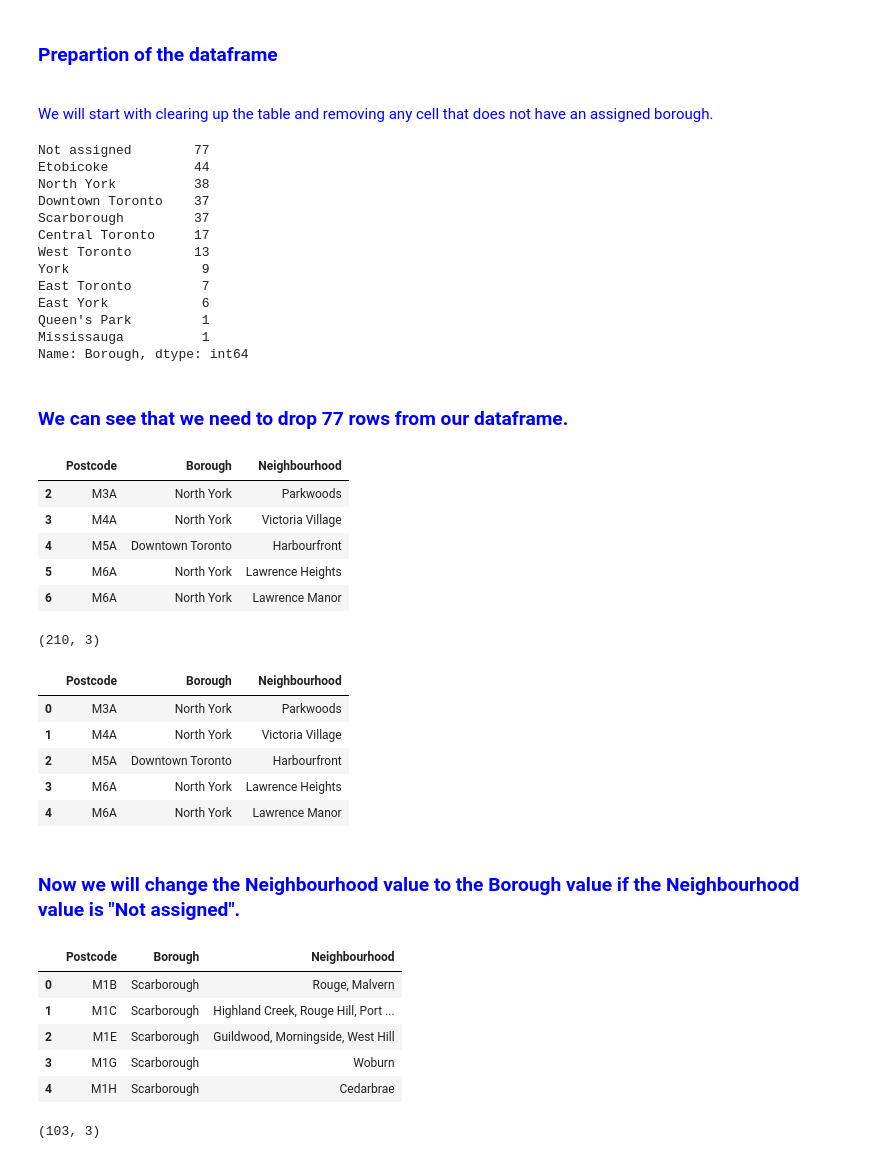
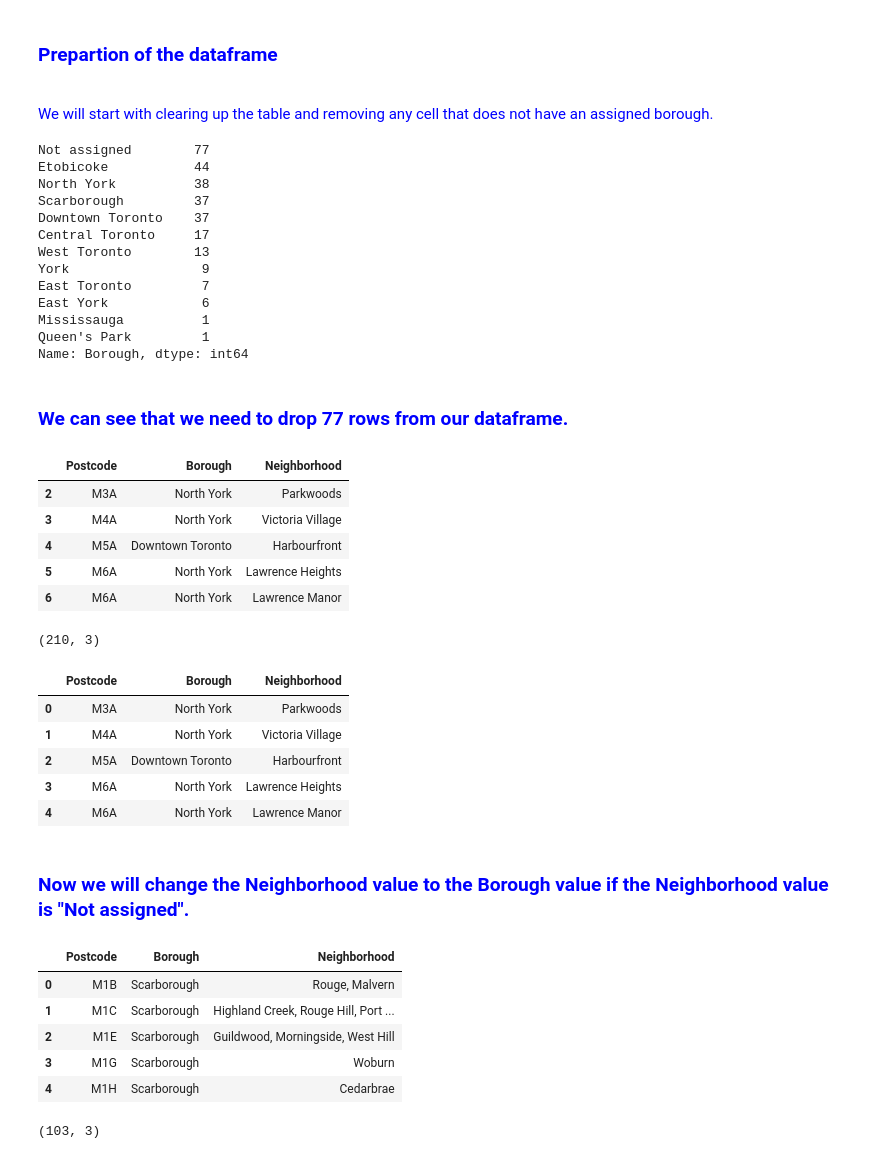
Before and after one commit to Guy-DS/Coursera-Capstone, a Jupyter notebook: Segmenting and Clustering.ipynb, the cells around one changed output. Drawn from its saved outputs; the diff is of its cells as text; code cells hidden in the pictures.

```diff
--- a/Segmenting and Clustering.ipynb
+++ b/Segmenting and Clustering.ipynb
@@ -92,6 +88,7 @@ __________________________________________________
 # %%
 # Set the first table to our dataframe.
 pre_df = df_wiki[0]
+pre_df = pre_df.rename(columns = {'Neighbourhood': 'Neighborhood'})
 
 pre_df.head()
 # %% [output]
@@ -118,15 +115,15 @@ pre_df['Borough'].value_counts()
 Not assigned        77
 Etobicoke           44
 North York          38
+Scarborough         37
 Downtown Toronto    37
-Scarborough         37
 Central Toronto     17
 West Toronto        13
 York                 9
 East Toronto         7
 East York            6
+Mississauga          1
 Queen's Park         1
-Mississauga          1
 Name: Borough, dtype: int64
 # %% [markdown]
 ### <span style="color:blue">We can see that we need to drop 77 rows from our dataframe.</span>
@@ -139,7 +136,7 @@ for i in range (len(df['Borough'])):
 
 df.head()
 # %% [output]
-|  | Postcode | Borough | Neighbourhood |
+|  | Postcode | Borough | Neighborhood |
 | 2 | M3A | North York | Parkwoods |
 | 3 | M4A | North York | Victoria Village |
 | 4 | M5A | Downtown Toronto | Harbourfront |
@@ -155,29 +152,29 @@ df.reset_index(drop = True, inplace = True)
 
 df.head()
 # %% [output]
-|  | Postcode | Borough | Neighbourhood |
+|  | Postcode | Borough | Neighborhood |
 | 0 | M3A | North York | Parkwoods |
 | 1 | M4A | North York | Victoria Village |
 | 2 | M5A | Downtown Toronto | Harbourfront |
 | 3 | M6A | North York | Lawrence Heights |
 | 4 | M6A | North York | Lawrence Manor |
 # %% [markdown]
-### <span style="color:blue">Now we will change the Neighbourhood value to the Borough value if the Neighbourhood value is "Not assigned".</span>
+### <span style="color:blue">Now we will change the Neighborhood value to the Borough value if the Neighborhood value is "Not assigned".</span>
 # %%
-# Check which rows have their Neighbourhood set as "Not Assigned" and then change that value to the row's Borough value
-for i in range (len(df['Neighbourhood'])):
-    if df['Neighbourhood'][i] == 'Not assigned':
-        df['Neighbourhood'][i] = df['Borough'][i]
+# Check which rows have their Neighborhood set as "Not Assigned" and then change that value to the row's Borough value
+for i in range (len(df['Neighborhood'])):
+    if df['Neighborhood'][i] == 'Not assigned':
+        df['Neighborhood'][i] = df['Borough'][i]
 # %%
-# Group all Neighbourhood from same Postcode in to one row an separate them by commas
-df = df.groupby(['Postcode', 'Borough']).Neighbourhood.agg([('Neighbourhood', ', '.join)])
+# Group all Neighborhood from same Postcode in to one row an separate them by commas
+df = df.groupby(['Postcode', 'Borough']).Neighborhood.agg([('Neighborhood', ', '.join)])
 
 # Restet the index of the new dataframe
 df.reset_index(drop = False, inplace = True)
 
 df.head()
 # %% [output]
-|  | Postcode | Borough | Neighbourhood |
+|  | Postcode | Borough | Neighborhood |
 | 0 | M1B | Scarborough | Rouge, Malvern |
 | 1 | M1C | Scarborough | Highland Creek, Rouge Hill, Port ... |
 | 2 | M1E | Scarborough | Guildwood, Morningside, West Hill |
```
Also changed, not shown: parts of 71 cells of this notebook.
